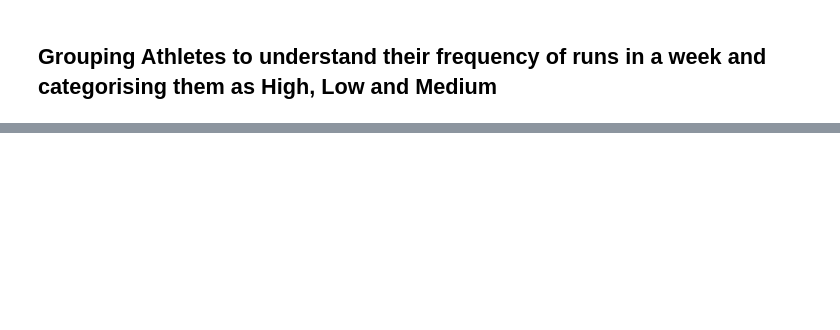
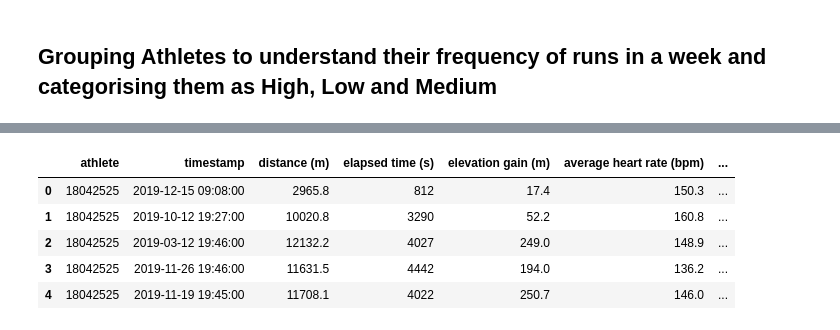
Before and after one commit to ajeuphoria/MSc-Dissertation-Project, a Jupyter notebook: MSc_Final_Project.ipynb, the cells around one changed output, grey strips where cells are left out. Drawn from its saved outputs; the diff is of its cells as text; code cells hidden in the pictures; blank space fills up the shorter version.

```diff
--- a/MSc_Final_Project.ipynb
+++ b/MSc_Final_Project.ipynb
@@ -184,0 +270,3 @@ ValueError: ignored
+# %%
+df_encoded = pd.get_dummies(df, columns = ['gender'])
+print (df_encoded)
@@ -184,0 +291,9 @@ ValueError: ignored
+# %%
+df_encoded.head()
+# %% [output]
+|  | athlete | timestamp | distance (m) | elapsed time (s) | elevation gain (m) | average heart rate (bpm) | ... |
+| 0 | 18042525 | 2019-12-15 09:08:00 | 2965.8 | 812 | 17.4 | 150.3 | ... |
+| 1 | 18042525 | 2019-10-12 19:27:00 | 10020.8 | 3290 | 52.2 | 160.8 | ... |
+| 2 | 18042525 | 2019-03-12 19:46:00 | 12132.2 | 4027 | 249.0 | 148.9 | ... |
+| 3 | 18042525 | 2019-11-26 19:46:00 | 11631.5 | 4442 | 194.0 | 136.2 | ... |
+| 4 | 18042525 | 2019-11-19 19:45:00 | 11708.1 | 4022 | 250.7 | 146.0 | ... |
```
Also changed, not shown: parts of 42 cells of this notebook.
